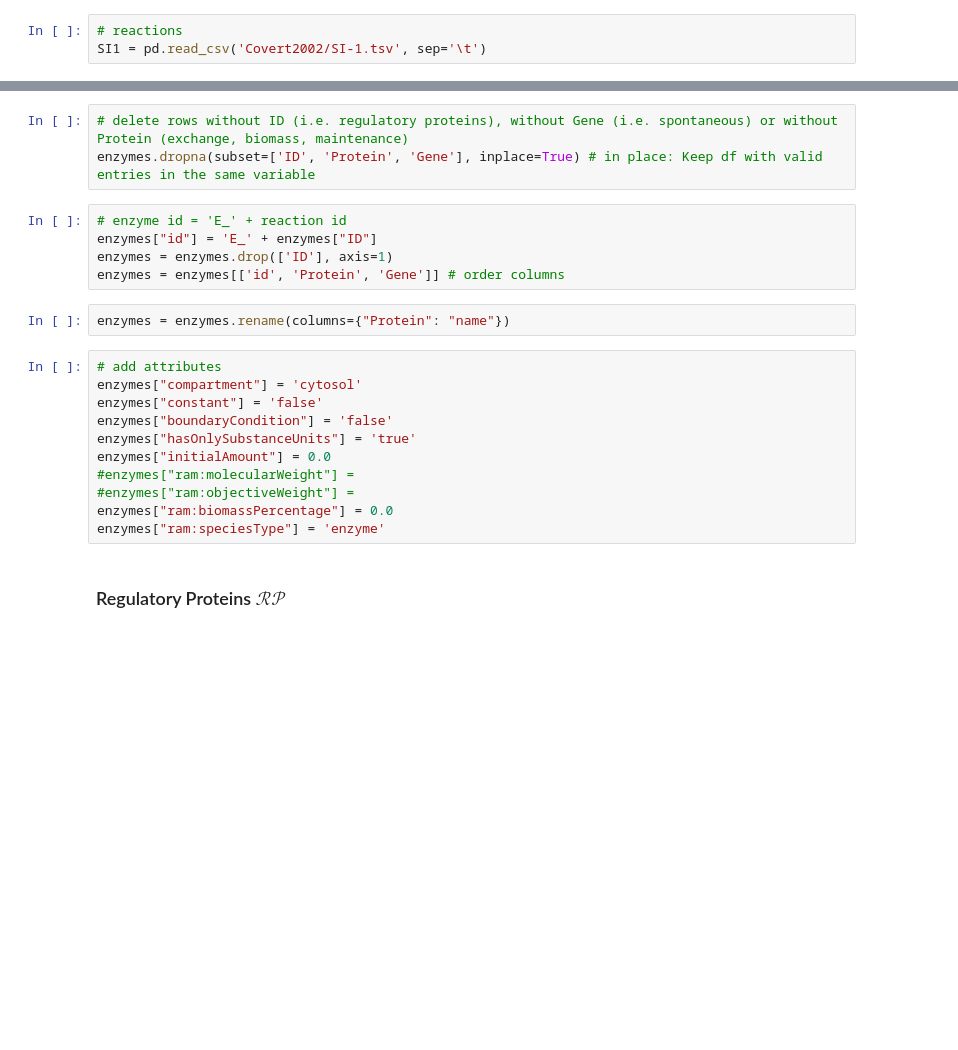
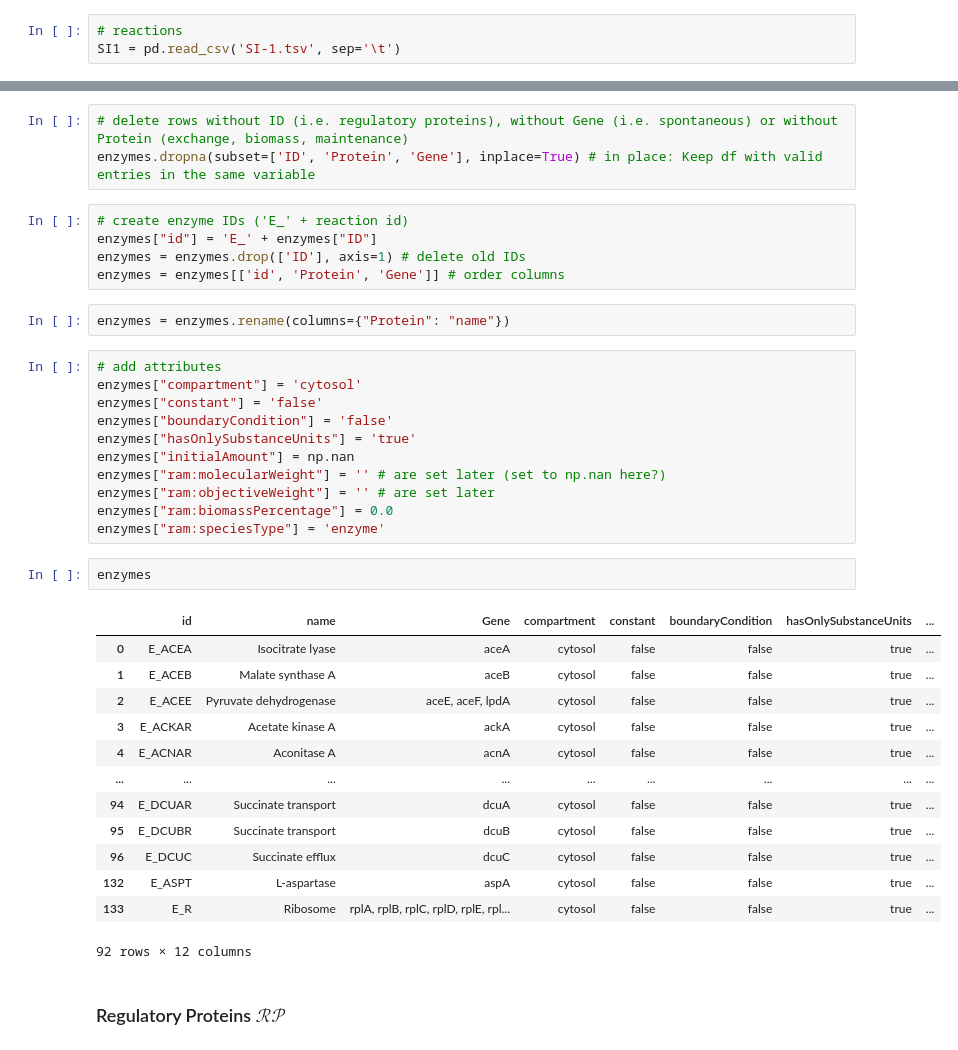
Before and after one commit to HannesBaukmann/pyrrrateFBA, a Jupyter notebook: examples/Covert2002/modeling.ipynb, the cells around one changed output, grey strips where cells are left out. Cells and saved outputs as stored; diff of their text form; blank space fills up the shorter version.

```diff
--- a/examples/Covert2002/modeling.ipynb
+++ b/examples/Covert2002/modeling.ipynb
@@ -16,6 +16,6 @@ PDF file needs to be parsed manually...
 #pageObj.extractText()
 # %%
 # reactions
-SI1 = pd.read_csv('Covert2002/SI-1.tsv', sep='\t')
+SI1 = pd.read_csv('SI-1.tsv', sep='\t')
 # %%
 # metabolites
@@ -173,9 +166,9 @@ enzymes = SI1[['ID', 'Protein', 'Gene']].copy()
 # delete rows without ID (i.e. regulatory proteins), without Gene (i.e. spontaneous) or without Protein (exchange, biomass, maintenance)
 enzymes.dropna(subset=['ID', 'Protein', 'Gene'], inplace=True) # in place: Keep df with valid entries in the same variable
 # %%
-# enzyme id = 'E_' + reaction id
+# create enzyme IDs ('E_' + reaction id)
 enzymes["id"] = 'E_' + enzymes["ID"]
-enzymes = enzymes.drop(['ID'], axis=1)
+enzymes = enzymes.drop(['ID'], axis=1) # delete old IDs
 enzymes = enzymes[['id', 'Protein', 'Gene']] # order columns
 # %%
 enzymes = enzymes.rename(columns={"Protein": "name"})
@@ -185,11 +178,27 @@ enzymes["compartment"] = 'cytosol'
 enzymes["constant"] = 'false'
 enzymes["boundaryCondition"] = 'false'
 enzymes["hasOnlySubstanceUnits"] = 'true'
-enzymes["initialAmount"] = 0.0
-#enzymes["ram:molecularWeight"] =
-#enzymes["ram:objectiveWeight"] =
+enzymes["initialAmount"] = np.nan
+enzymes["ram:molecularWeight"] = '' # are set later (set to np.nan here?)
+enzymes["ram:objectiveWeight"] = '' # are set later
 enzymes["ram:biomassPercentage"] = 0.0
 enzymes["ram:speciesType"] = 'enzyme'
+# %%
+enzymes
+# %% [output]
+|  | id | name | Gene | compartment | constant | boundaryCondition | hasOnlySubstanceUnits | ... |
+| 0 | E_ACEA | Isocitrate lyase | aceA | cytosol | false | false | true | ... |
+| 1 | E_ACEB | Malate synthase A | aceB | cytosol | false | false | true | ... |
+| 2 | E_ACEE | Pyruvate dehydrogenase | aceE, aceF, lpdA | cytosol | false | false | true | ... |
+| 3 | E_ACKAR | Acetate kinase A | ackA | cytosol | false | false | true | ... |
+| 4 | E_ACNAR | Aconitase A | acnA | cytosol | false | false | true | ... |
+| ... | ... | ... | ... | ... | ... | ... | ... | ... |
+| 94 | E_DCUAR | Succinate transport | dcuA | cytosol | false | false | true | ... |
+| 95 | E_DCUBR | Succinate transport | dcuB | cytosol | false | false | true | ... |
+| 96 | E_DCUC | Succinate efflux | dcuC | cytosol | false | false | true | ... |
+| 132 | E_ASPT | L-aspartase | aspA | cytosol | false | false | true | ... |
+| 133 | E_R | Ribosome | rplA, rplB, rplC, rplD, rplE, rpl... | cytosol | false | false | true | ... |
+92 rows × 12 columns
 # %% [markdown]
 ### Regulatory Proteins $\mathcal{RP}$
 # %%
```
Also changed, not shown: parts of 27 cells of this notebook.
